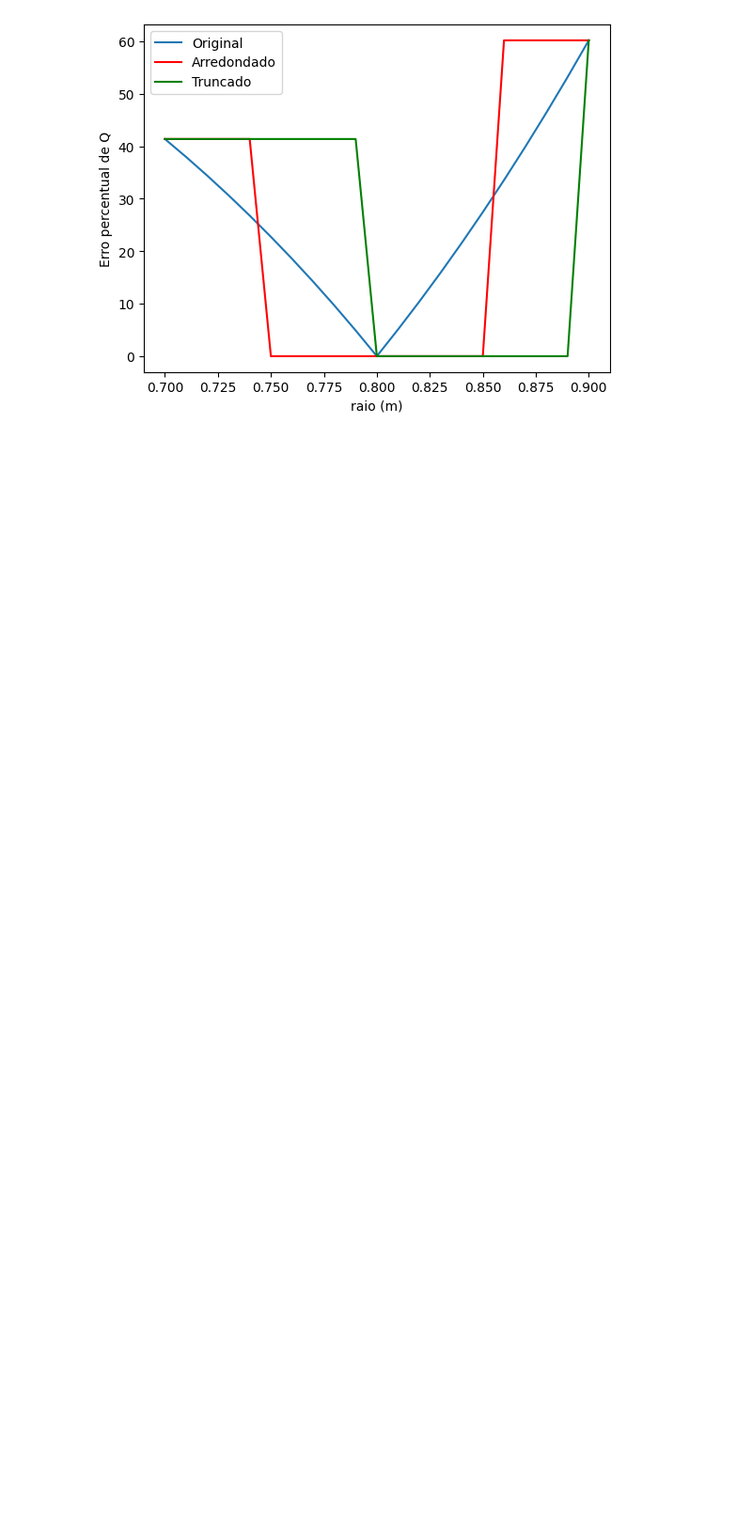
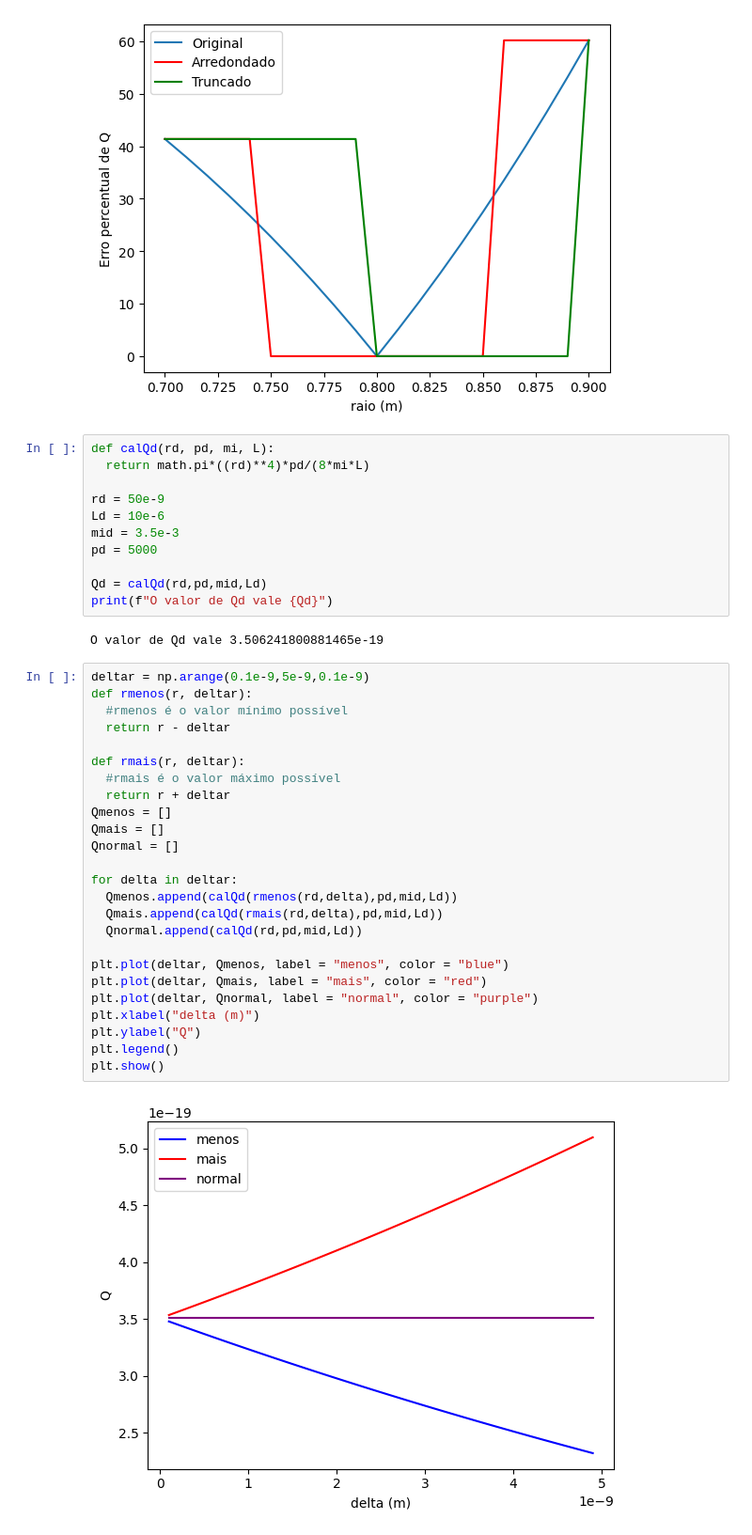
Before and after one commit to EduardoKenzoHayashi/CN-Lobosco, a Jupyter notebook: Atividade1.ipynb, the cells around one changed output. Shown at 94% size. Cells and saved outputs as stored; diff of their text form; blank space fills up the shorter version.

```diff
--- a/Atividade1.ipynb
+++ b/Atividade1.ipynb
@@ -494,3 +495,43 @@ plt.legend()
 plt.show()
 # %% [output]
 [figure]
+# %%
+def calQd(rd, pd, mi, L):
+  return math.pi*((rd)**4)*pd/(8*mi*L)
+
+rd = 50e-9
+Ld = 10e-6
+mid = 3.5e-3
+pd = 5000
+
+Qd = calQd(rd,pd,mid,Ld)
+print(f"O valor de Qd vale {Qd}")
+# %% [output]
+O valor de Qd vale 3.506241800881465e-19
+# %%
+deltar = np.arange(0.1e-9,5e-9,0.1e-9)
+def rmenos(r, deltar):
+  #rmenos é o valor mínimo possível
+  return r - deltar
+
+def rmais(r, deltar):
+  #rmais é o valor máximo possível
+  return r + deltar
+Qmenos = []
+Qmais = []
+Qnormal = []
+
+for delta in deltar:
+  Qmenos.append(calQd(rmenos(rd,delta),pd,mid,Ld))
+  Qmais.append(calQd(rmais(rd,delta),pd,mid,Ld))
+  Qnormal.append(calQd(rd,pd,mid,Ld))
+
+plt.plot(deltar, Qmenos, label = "menos", color = "blue")
+plt.plot(deltar, Qmais, label = "mais", color = "red")
+plt.plot(deltar, Qnormal, label = "normal", color = "purple")
+plt.xlabel("delta (m)")
+plt.ylabel("Q")
+plt.legend()
+plt.show()
+# %% [output]
+[figure, added]
```
Also changed, not shown: parts of 16 cells of this notebook.
